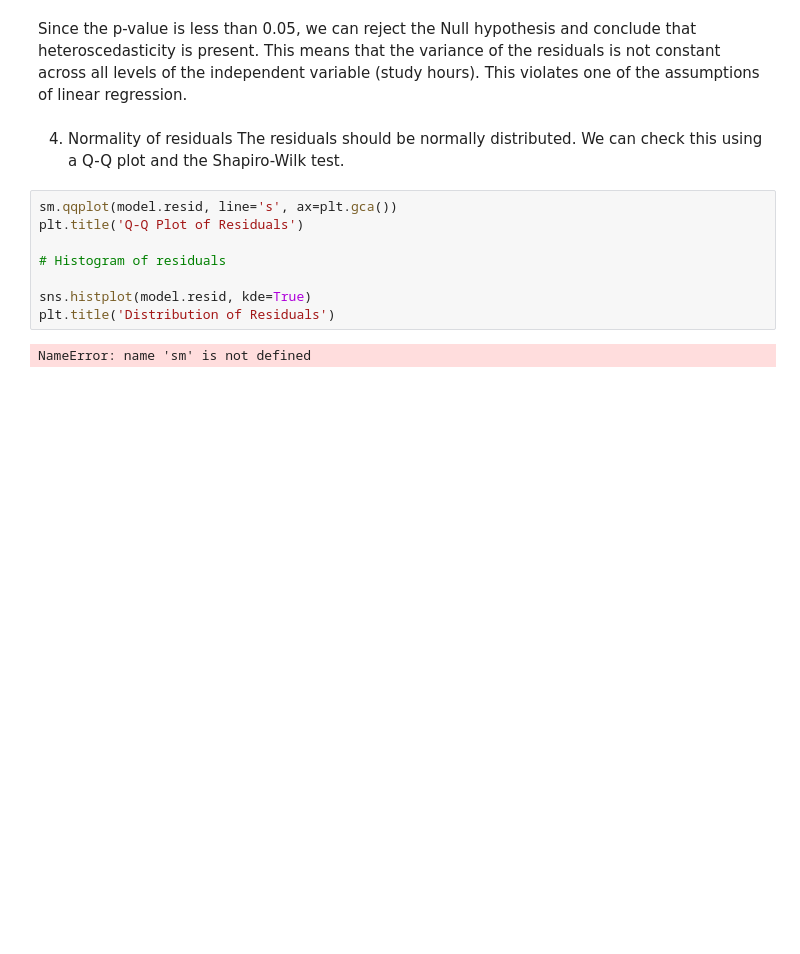
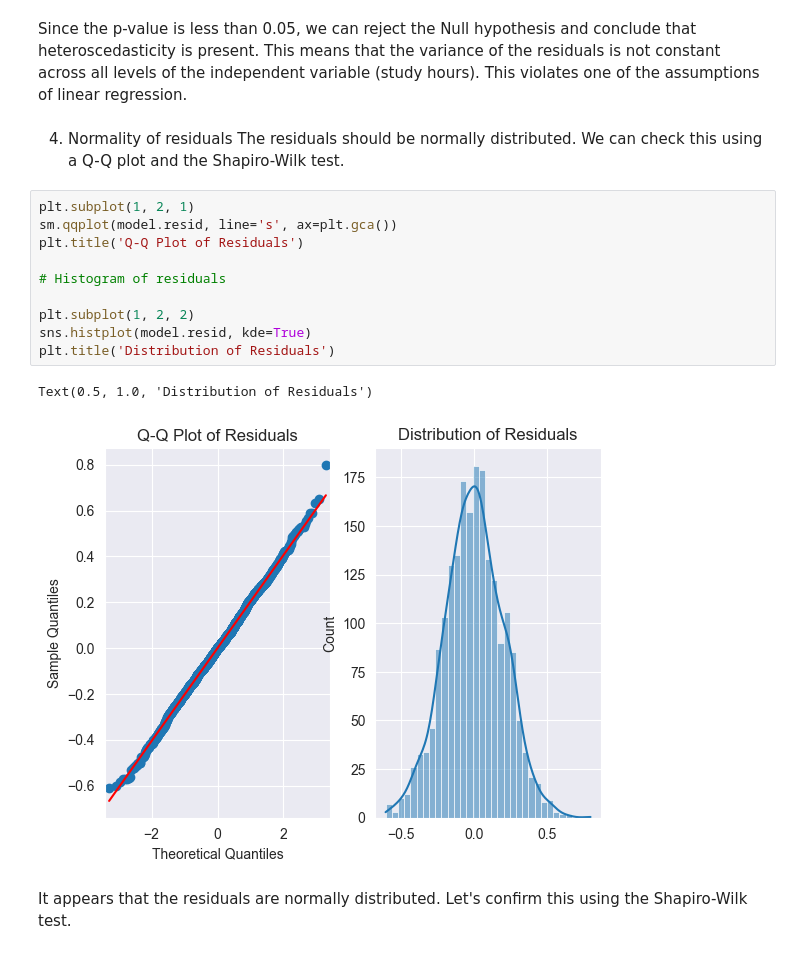
Before and after one commit to datpetr/students_habits_gpa, a Jupyter notebook: gpa_vs_study_hours.ipynb, the cells around one changed output. Drawn from its saved outputs; the diff is of its cells as text; blank space fills up the shorter version.

```diff
--- a/gpa_vs_study_hours.ipynb
+++ b/gpa_vs_study_hours.ipynb
@@ -129,12 +129,17 @@ Since the p-value is less than 0.05, we can reject the Null hypothesis and concl
 4. Normality of residuals
     The residuals should be normally distributed. We can check this using a Q-Q plot and the Shapiro-Wilk test.
 # %%
+plt.subplot(1, 2, 1)
 sm.qqplot(model.resid, line='s', ax=plt.gca())
 plt.title('Q-Q Plot of Residuals')
 
 # Histogram of residuals
 
+plt.subplot(1, 2, 2)
 sns.histplot(model.resid, kde=True)
 plt.title('Distribution of Residuals')
 # %% [output]
-NameError: name 'sm' is not defined
+Text(0.5, 1.0, 'Distribution of Residuals')
+[figure, added]
+# %% [markdown]
+It appears that the residuals are normally distributed. Let's confirm this using the Shapiro-Wilk test.
```
Also changed, not shown: parts of 25 cells of this notebook.
